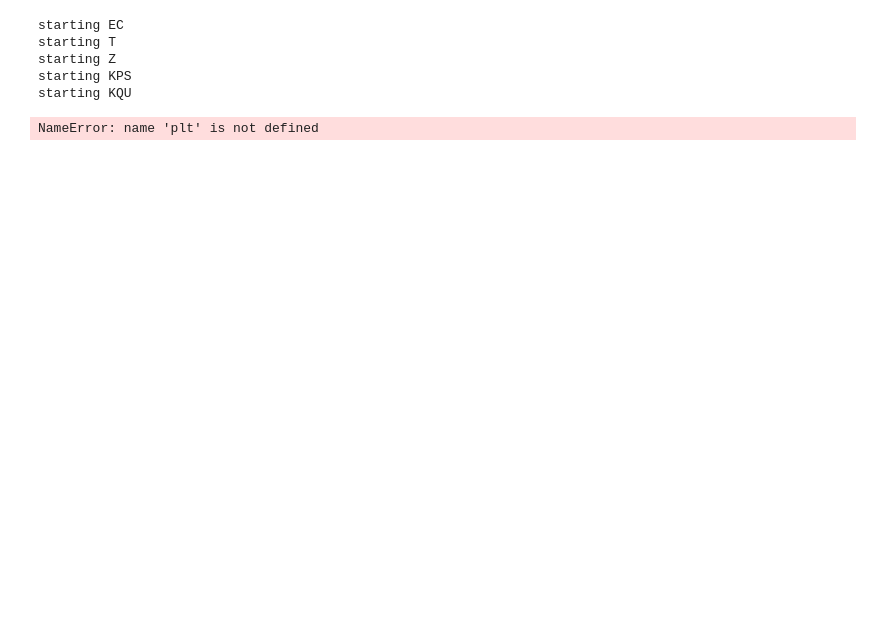
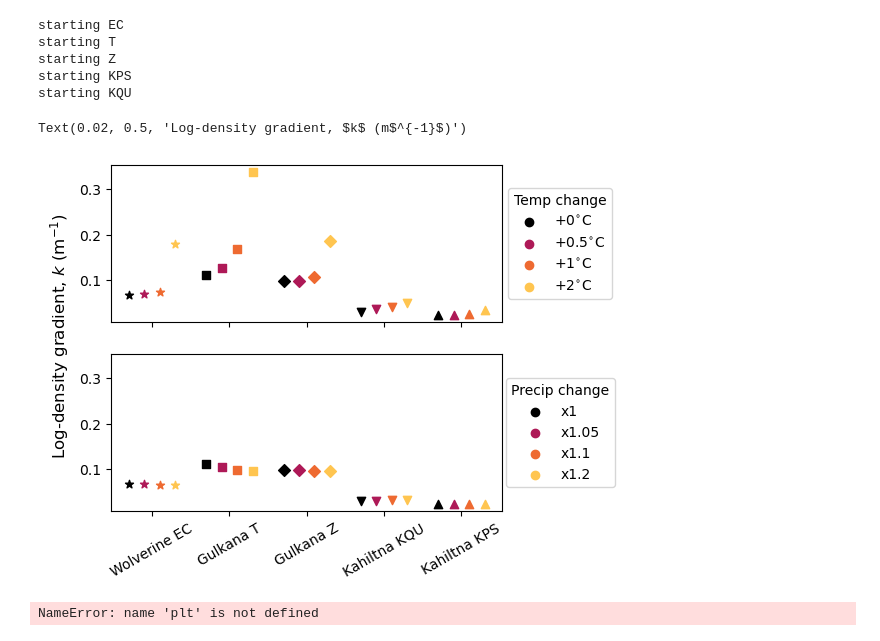
Before and after one commit to clairevwilson/CommunityFirnModel, a Jupyter notebook: CFM_main/firn_project.ipynb, the cells around one changed output. Drawn from its saved outputs; the diff is of its cells as text; code cells hidden in the pictures; blank space fills up the shorter version.

```diff
--- a/CFM_main/firn_project.ipynb
+++ b/CFM_main/firn_project.ipynb
@@ -123,42 +149,45 @@ starting KQU
 # %%
 # =================== SENSITIVITY TEST BY SITE FOR NWG SLIDES ===================
-# site = 'Z'
-# glacier = get_glacier(site)
-# output_fn = base_fp + 'Output/SITE_CHANGE/CFMresults.hdf5'
-# forcing_fn = base_fp + 'Forcings/SITE/SITE_1d_CHANGE_forcings.csv'
+site = 'Z'
+glacier = get_glacier(site)
+output_fn = base_fp + 'Output/SITE_CHANGE_redo2/CFMresults.hdf5'
+forcing_fn = base_fp + 'Forcings/SITE/SITE_1d_CHANGE_forcings.csv'
 
-# yvar = 'density_gradient'
-# fig, axes = plt.subplots(2, 2, figsize=(6, 4.5), sharex=True, sharey=True, width_ratios=(1, 0.08))
-# for (ax, lax), change in zip(axes, ['temp','tp']):
-#     if change == 'temp':
-#         list_all = ['temp'+str(v) if v < 0 else 'temp+'+str(v) for v in [0,0.5,1,2]]
-#     else:
-#         list_all = ['tpx'+str(v) for v in [1,1.05,1.1,1.2]]
+yvar = 'density_gradient'
+fig, axes = plt.subplots(2, 2, figsize=(6, 4.5), sharex=True, sharey=True, width_ratios=(1, 0.08))
+for (ax, lax), change in zip(axes, ['temp','tp']):
+    if change == 'temp':
+        list_all = ['temp'+str(v) if v < 0 else 'temp+'+str(v) for v in [0,0.5,1,2]]
+    else:
+        list_all = ['tpx'+str(v) for v in [1,1.05,1.1,1.2]]
 
-#     for i, string in enumerate(list_all):
-#         for s, site in enumerate(['EC','T','Z','KQU','KPS']):
+    for i, string in enumerate(list_all):
+        for s, site in enumerate(['EC','T','Z','KQU','KPS']):
 
-#             x = s + i / 4 * 0.8
-#             y = out_dict[site + '_' + string][yvar].median()
-#             xerr = 0
-#             yerr = out_dict[site + '_' + string][yvar].std()
-#             # if site + '_' + string in ['EC_temp+2','T_temp+2']:
-#             #     ax.scatter(x, y, color = 'red', marker='x')
-#             # else:
-#             ax.scatter(x, y, color = warming_colors(i), marker=markers[site]) # xerr=xerr, yerr=yerr,
-#             if s == 1:
-#                 label = string.split('p')[-1]+'$^{\circ}$C' if change == 'temp' else string.split('p')[-1]
-#                 lax.scatter(np.nan, np.nan,color=warming_colors(i), marker='o', label=label) #  xerr=0, yerr=0,
-#     ax.set_xticks([s + 1.5/4*0.8 for s in range(5)])
-#     ax.set_xticklabels(['Wolverine EC','Gulkana T','Gulkana Z','Kahiltna KQU','Kahiltna KPS'], rotation=30)
-#     laxtitle = 'Temp change' if change == 'temp' else 'Precip change'
-#     # ax.legend(title=laxtitle)
-#     lax.legend(loc='center', title=laxtitle)
-#     lax.axis('off')
-#     # ax.set_ylim(0, 0.5)
-# # fig.supylabel('Melt / Accumulation Ratio', x=0.04)
-# fig.supylabel('Densification rate constant, $k$ (m$^{-1}$)',x=0.02)
+            x = s + i / 4 * 0.8
+            y = out_dict[site + '_' + string][yvar].median()
+            xerr = 0
+            yerr = out_dict[site + '_' + string][yvar].std()
+            # if site + '_' + string in ['EC_temp+2','T_temp+2']:
+            #     ax.scatter(x, y, color = 'red', marker='x')
+            # else:
+            ax.scatter(x, y, color = warming_colors(i), marker=markers[site]) # xerr=xerr, yerr=yerr,
+            if s == 1:
+                label = string.split('p')[-1]+'$^{\circ}$C' if change == 'temp' else string.split('p')[-1]
+                lax.scatter(np.nan, np.nan,color=warming_colors(i), marker='o', label=label) #  xerr=0, yerr=0,
+    ax.set_xticks([s + 1.5/4*0.8 for s in range(5)])
+    ax.set_xticklabels(['Wolverine EC','Gulkana T','Gulkana Z','Kahiltna KQU','Kahiltna KPS'], rotation=30)
+    laxtitle = 'Temp change' if change == 'temp' else 'Precip change'
+    # ax.legend(title=laxtitle)
+    lax.legend(loc='center', title=laxtitle)
+    lax.axis('off')
+    # ax.set_ylim(0, 0.5)
+# fig.supylabel('Melt / Accumulation Ratio', x=0.04)
+fig.supylabel('Log-density gradient, $k$ (m$^{-1}$)',x=0.02)
 # plt.savefig(base_fp + f'Figs/{yvar}_sensitivity.png', dpi=300, bbox_inches='tight')
+# %% [output]
+Text(0.02, 0.5, 'Log-density gradient, $k$ (m$^{-1}$)')
+[figure, added]
 # %%
 # =================== SAMPLE DENSITY FIGURE FOR NWG SLIDES ===================
 # site = 'Z'
```
Also changed, not shown: parts of 9 cells of this notebook, 6 other files.
